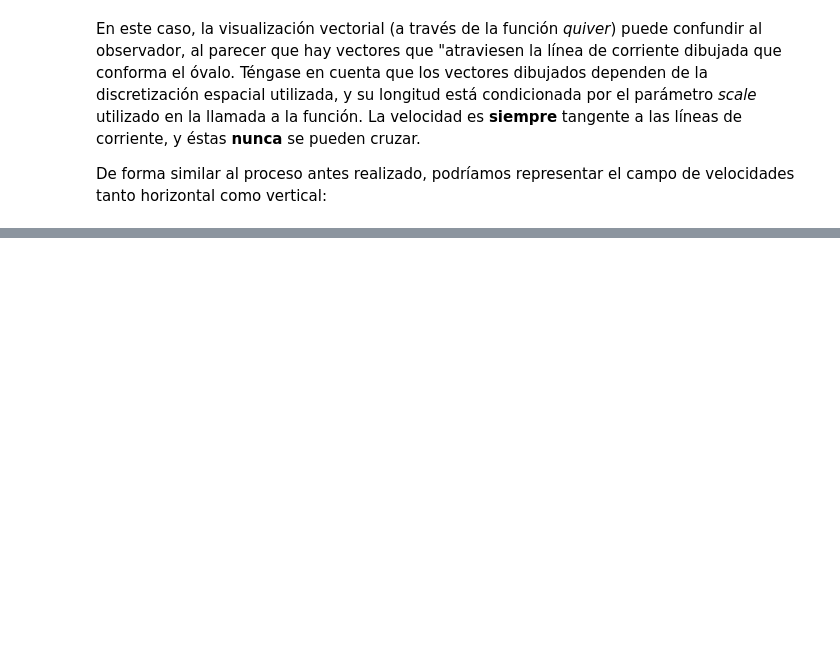
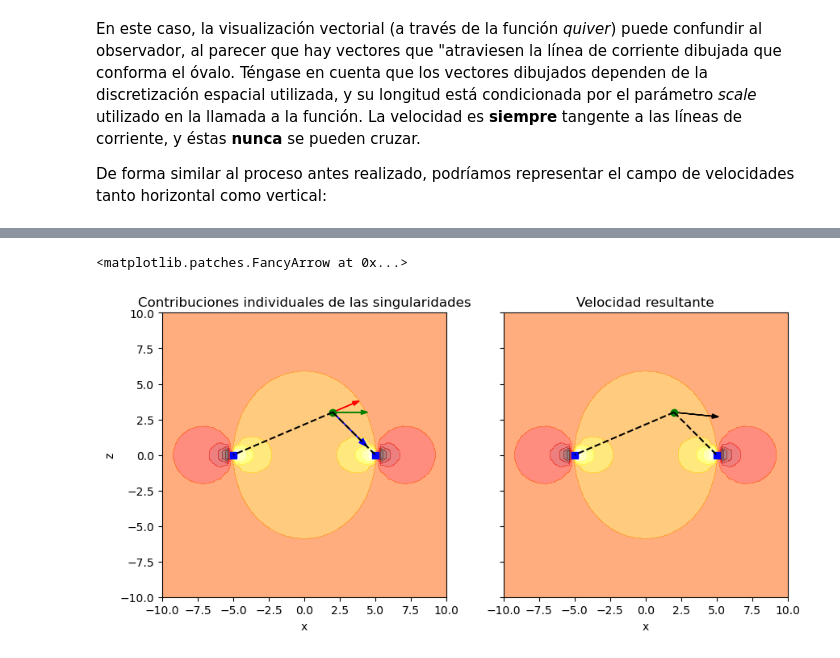
Before and after one commit to AMartinezCava/pyAero, a Jupyter notebook: 1.RANKINE/1b.Notebook_RANKINE - SOL.ipynb, the cells around one changed output, grey strips where cells are left out. Drawn from its saved outputs; the diff is of its cells as text; code cells hidden in the pictures; blank space fills up the shorter version.

```diff
--- a/1.RANKINE/1b.Notebook_RANKINE - SOL.ipynb
+++ b/1.RANKINE/1b.Notebook_RANKINE - SOL.ipynb
@@ -164,0 +233,39 @@ plt.show()
+# %%
+# Generamos dos figura y pintamos en ambas el contorno de velocidades, la localización de las singularidades (cuadrados azules) y el punto de interes (círculo verde)
+fig, axes = plt.subplots(1,2, sharey=True, figsize=(10,5))
+ax1, ax2 = axes.flatten()
+ax1.set_ylabel('z')
+
+for ax in axes:
+    ax.contourf(Xm, Zm, u, levels=10, cmap='hot', alpha=0.5)
+    ax.plot(xp, zp, 'go')
+    ax.set_xlabel('x')
+    for s in range(num_sources):
+        ax.plot(x_s[s], z_s[s], 'sb')
+        ax.plot([xp, x_s[s]], [zp, z_s[s]], 'k--')
+        ax.set_aspect('equal','box')
+
+## PRIMERA FIGURA ##
+ax1.set_title('Contribuciones individuales de las singularidades')
+# Pintamos la contribución del manantial (situado a la izquierda), como una flecha roja
+scale = 5
+um, wm = velocity_field(xp, zp, [Q[0]], [x_s[0]], [z_s[0]])
+ax1.arrow(xp, zp, um*scale, wm*scale, head_width=0.3, color='red')
+
+# Pintamos la contribución del sumidero (situado a la derecha), como una flecha azul
+scale = 5
+us, ws = velocity_field(xp, zp, [Q[1]], [x_s[1]], [z_s[1]])
+ax1.arrow(xp, zp, us*scale, ws*scale, head_width=0.4, color='blue')
+
+# Pintamos la contribución de la corriente incidente, como una flecha verde
+ax1.arrow(xp, zp, U_inf, 0, head_width=0.3, color='green')
+
+## SEGUNDA FIGURA ##
+ax2.set_title('Velocidad resultante')
+# Calculamos la velocidad resultante generada por ambas distribuciones y la corriente incidente, como una flecha negra
+ut, wt = velocity_field(xp, zp, Q, x_s, z_s)
+ut += U_inf
+ax2.arrow(xp, zp, ut, wt, head_width=0.3, color='black')
+# %% [output]
+<matplotlib.patches.FancyArrow at 0x...>
+[figure, added]
```
Also changed, not shown: parts of 9 cells of this notebook, 1 other file.
